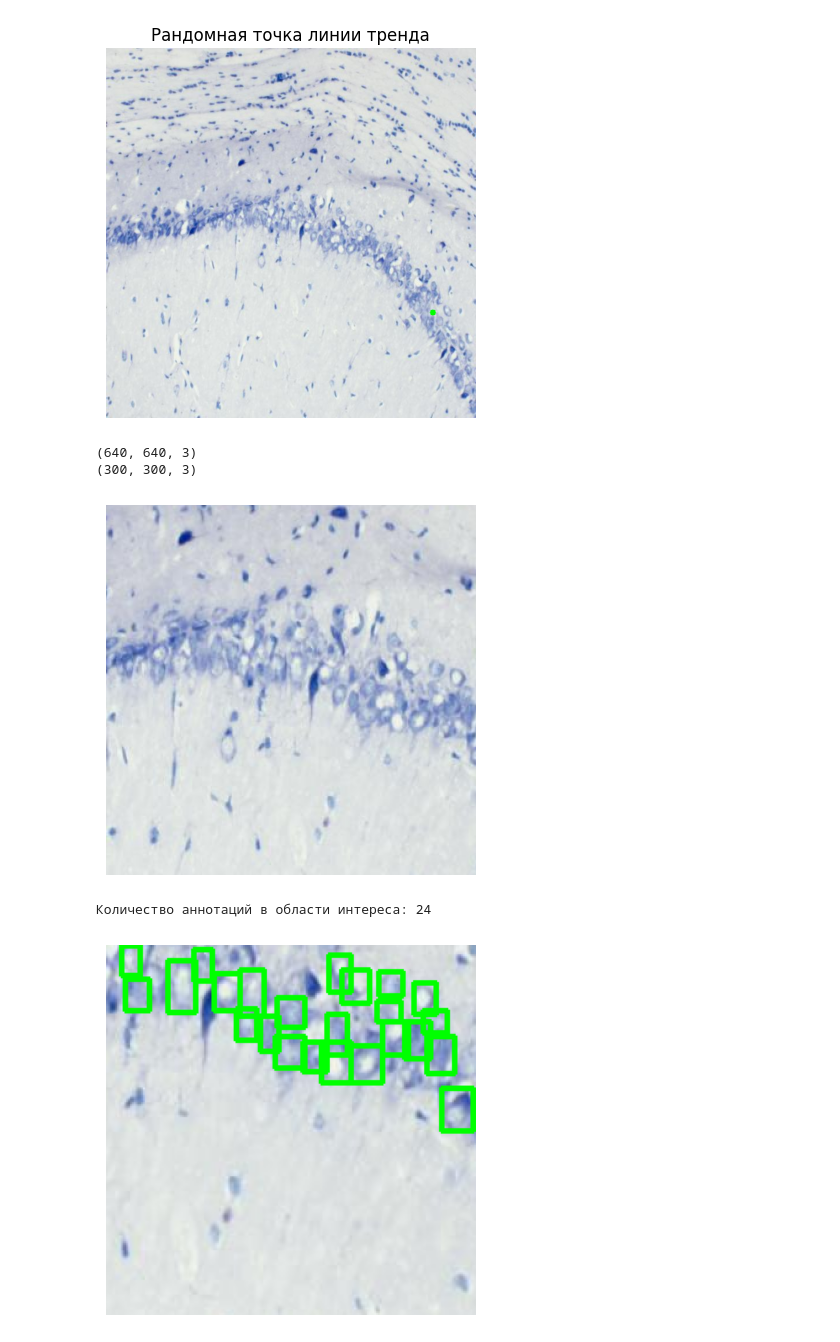
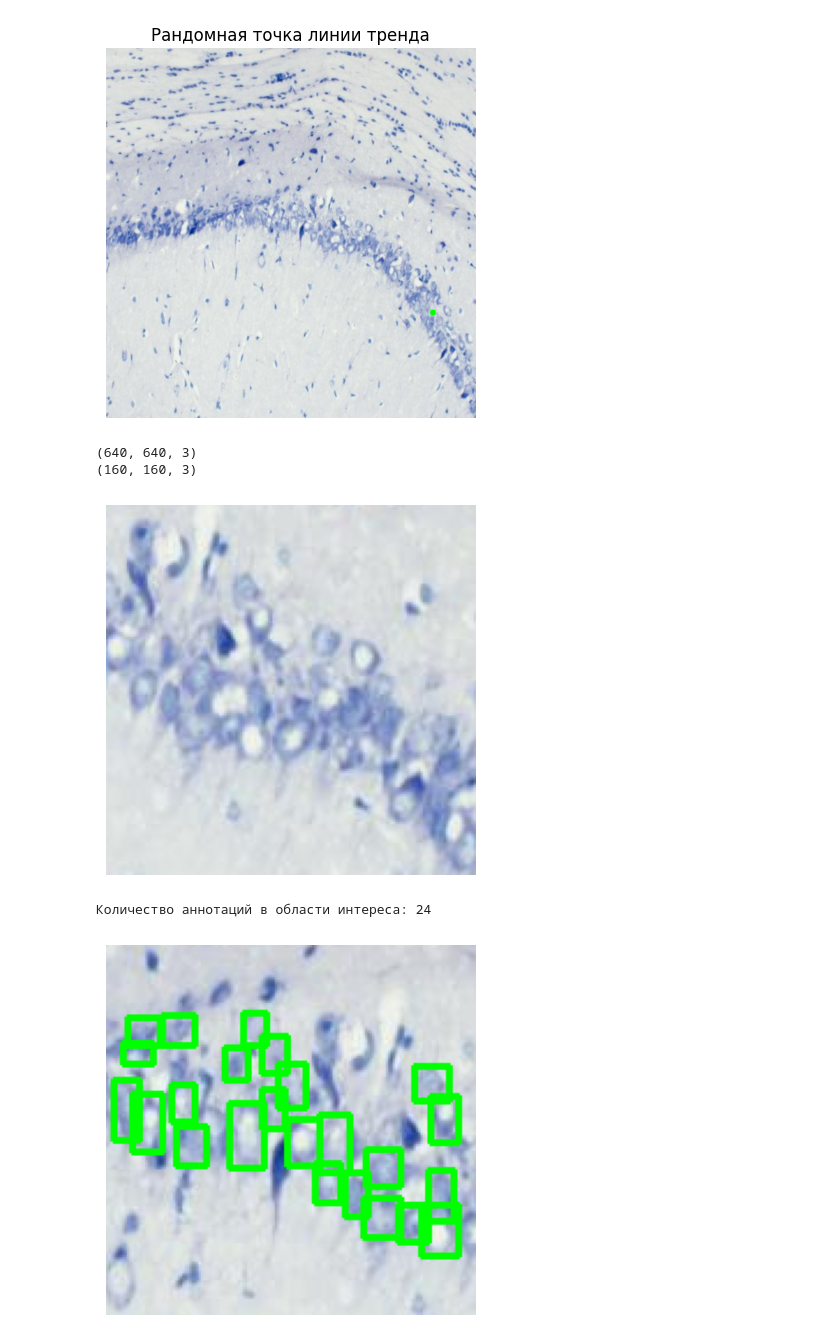
Before and after one commit to ReDanBorn/Neuron.v4i.yolov8_640_Ruslan2, a Jupyter notebook: Cut.ipynb, the cells around one changed output. Drawn from its saved outputs; the diff is of its cells as text; code cells hidden in the pictures.

Commit message:
Pixel_Size_300um

```diff
--- a/Cut.ipynb
+++ b/Cut.ipynb
@@ -284,7 +284,7 @@ x_trend = np.linspace(min(x_values), max(x_values), 100)
 y_trend = np.polyval(p, x_trend)
 
 # Размеры участка для вырезания
-patch_size = 300
+patch_size = 161
 half_patch_size = patch_size // 2
 
 # Повторяем до тех пор, пока не найдем участок, содержащий линию тренда
@@ -314,8 +314,8 @@ plt.axis('off')
 plt.show()
 # %% [output]
 (640, 640, 3)
-(300, 300, 3)
+(160, 160, 3)
-[figure, old version]
+[figure, new version]
 # %%
 import cv2
 import numpy as np
@@ -344,7 +344,12 @@ x_trend = np.linspace(min(x_values), max(x_values), 100)
 y_trend = np.polyval(p, x_trend)
 
 # Размеры участка для вырезания
-patch_size = 200
+# Тут получается в jpg оригинале 4095х3008 пикселей, для yolo мы сделали resize 640х640
+# Итого получилось соотношение пикселя 0.1845
+# Посчитав на оригинальном CYZ снимке количество пикселей на микрометры, пришел к выводу, что 300 мкм (это ~ 870 пикселей)
+# Поэтому 870* 0,1845 ~ 161 px будет соответсвовать длине в 300 мкм на нашем 640х640 изображении
+
+patch_size = 161
 half_patch_size = patch_size // 2
 
 
@@ -377,31 +382,31 @@ while True:
         # Проверяем, содержит ли участок линию тренда (пример)
         if np.any(np.logical_and(top_left_x <= x_trend, x_trend <= bottom_right_x)) and \
            np.any(np.logical_and(top_left_y <= y_trend, y_trend <= bottom_right_y)):
             break
 
 # Подсчет количества аннотаций в области обрезания
 num_annotations_in_patch = 0
 for annotation in annotations:
     x1, y1, x2, y2 = annotation
     # Проверка, попадает ли прямоугольник в область обрезания
     if x1 >= top_left_x and y1 >= top_left_y and x2 <= bottom_right_x and y2 <= bottom_right_y:
         num_annotations_in_patch += 1
 
 print("Количество аннотаций в области интереса:", num_annotations_in_patch)
 
 annotated_patch = patch.copy()
 
 # Рисуем прямоугольники аннотаций на обрезанном участке изображения
 for annotation in annotations:
     x1, y1, x2, y2 = annotation
     # Проверяем, попадает ли аннотация в область обрезания
     if x1 >= top_left_x and y1 >= top_left_y and x2 <= bottom_right_x and y2 <= bottom_right_y:
         # Рисуем прямоугольник
         cv2.rectangle(annotated_patch, (x1 - top_left_x, y1 - top_left_y), (x2 - top_left_x, y2 - top_left_y), (0, 255, 0), 2)
 
 plt.imshow(cv2.cvtColor(annotated_patch, cv2.COLOR_BGR2RGB))
 plt.axis('off')
 plt.show()
 # %% [output]
 Количество аннотаций в области интереса: 24
-[figure, old version]
+[figure, new version]
```
